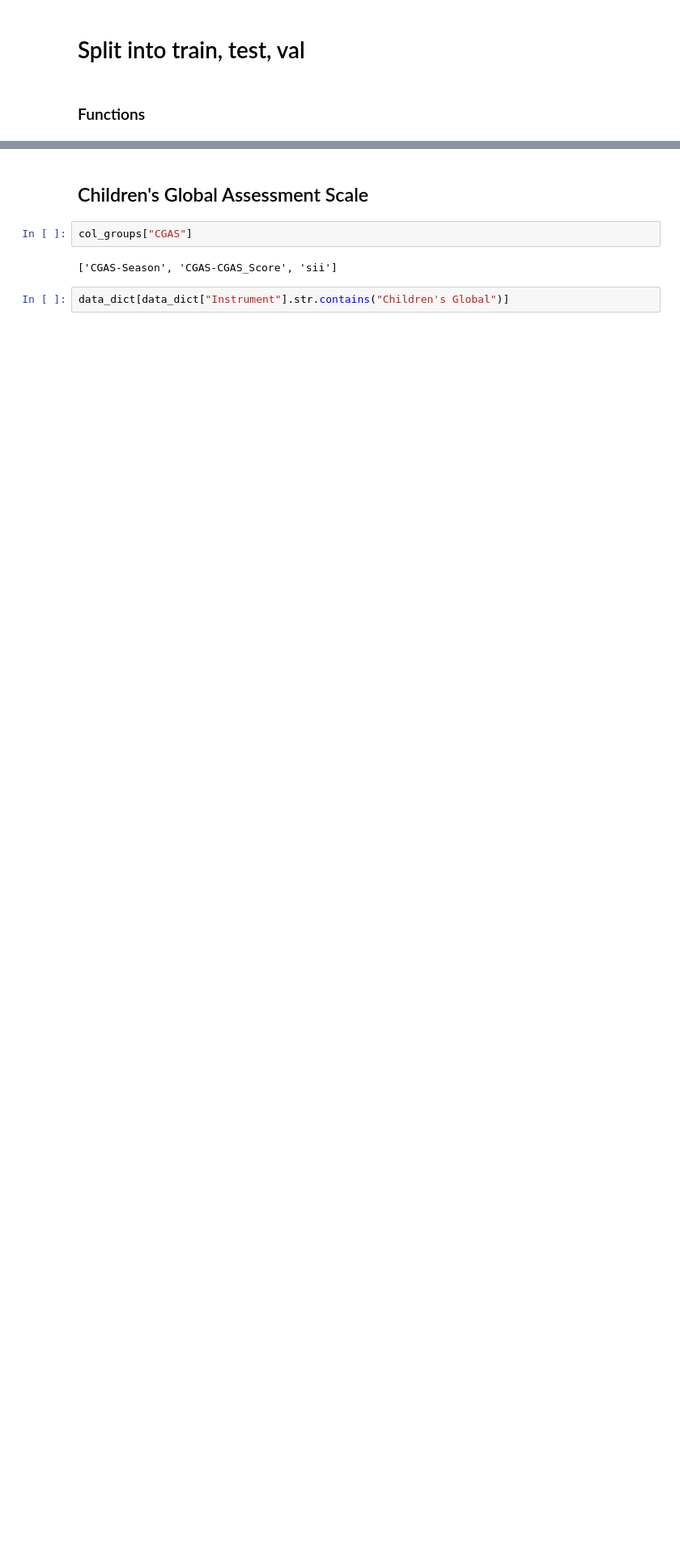
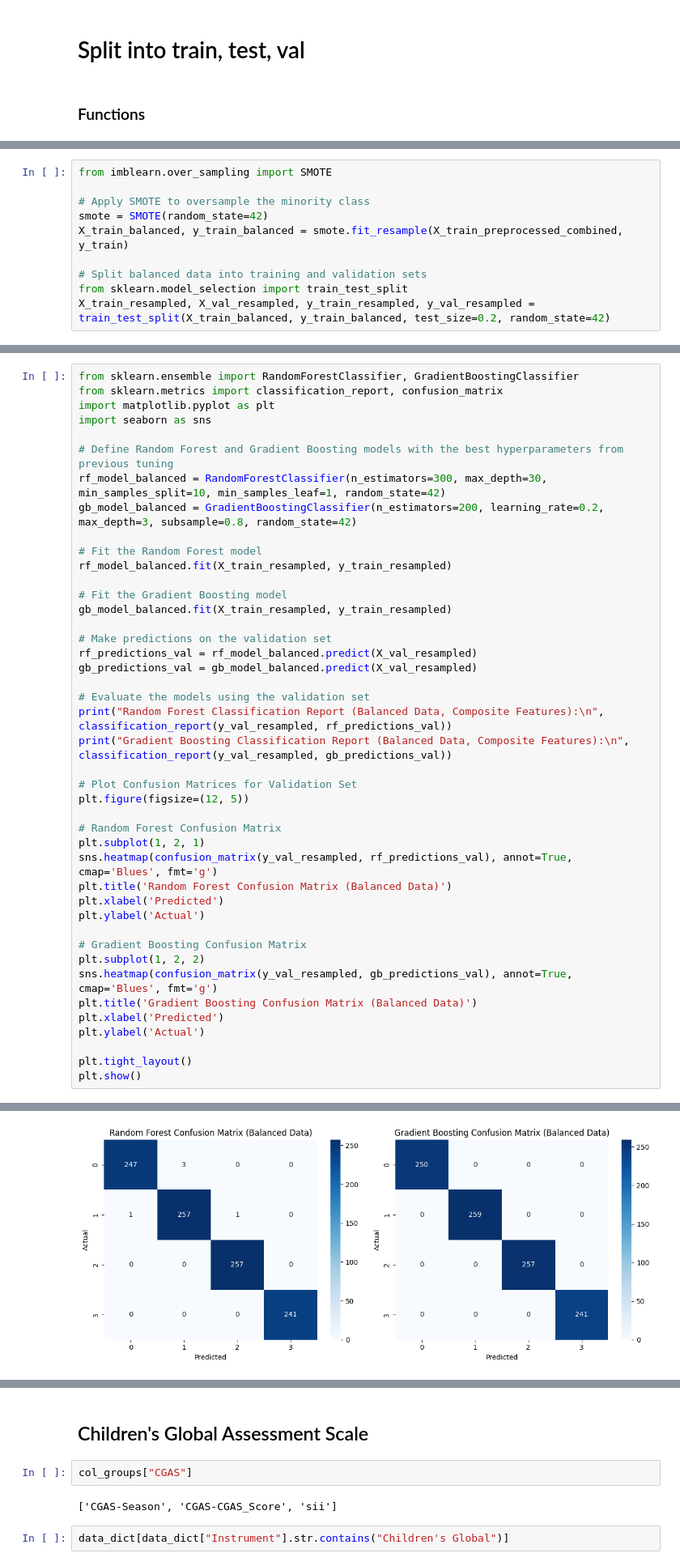
Before and after one commit to erica-landreth/datasci207_fa24_01_LMRSW, a Jupyter notebook: EDA/ALM_Models.ipynb, the cells around one changed output, grey strips where cells are left out. Shown at 81% size. Cells and saved outputs as stored; diff of their text form; blank space fills up the shorter version.

```diff
--- a/EDA/ALM_Models.ipynb
+++ b/EDA/ALM_Models.ipynb
@@ -229,0 +1067,10 @@ def build_model(model = "multiclass", learning_rate = 0.01, X_train = X_train, y
+# %%
+from imblearn.over_sampling import SMOTE
+
+# Apply SMOTE to oversample the minority class
+smote = SMOTE(random_state=42)
+X_train_balanced, y_train_balanced = smote.fit_resample(X_train_preprocessed_combined, y_train)
+
+# Split balanced data into training and validation sets
+from sklearn.model_selection import train_test_split
+X_train_resampled, X_val_resampled, y_train_resampled, y_val_resampled = train_test_split(X_train_balanced, y_train_balanced, test_size=0.2, random_state=42)
@@ -229,0 +1079,44 @@ def build_model(model = "multiclass", learning_rate = 0.01, X_train = X_train, y
+# %%
+from sklearn.ensemble import RandomForestClassifier, GradientBoostingClassifier
+from sklearn.metrics import classification_report, confusion_matrix
+import matplotlib.pyplot as plt
+import seaborn as sns
+
+# Define Random Forest and Gradient Boosting models with the best hyperparameters from previous tuning
+rf_model_balanced = RandomForestClassifier(n_estimators=300, max_depth=30, min_samples_split=10, min_samples_leaf=1, random_state=42)
+gb_model_balanced = GradientBoostingClassifier(n_estimators=200, learning_rate=0.2, max_depth=3, subsample=0.8, random_state=42)
+
+# Fit the Random Forest model
+rf_model_balanced.fit(X_train_resampled, y_train_resampled)
+
+# Fit the Gradient Boosting model
+gb_model_balanced.fit(X_train_resampled, y_train_resampled)
+
+# Make predictions on the validation set
+rf_predictions_val = rf_model_balanced.predict(X_val_resampled)
+gb_predictions_val = gb_model_balanced.predict(X_val_resampled)
+
+# Evaluate the models using the validation set
+print("Random Forest Classification Report (Balanced Data, Composite Features):\n", classification_report(y_val_resampled, rf_predictions_val))
+print("Gradient Boosting Classification Report (Balanced Data, Composite Features):\n", classification_report(y_val_resampled, gb_predictions_val))
+
+# Plot Confusion Matrices for Validation Set
+plt.figure(figsize=(12, 5))
+
+# Random Forest Confusion Matrix
+plt.subplot(1, 2, 1)
+sns.heatmap(confusion_matrix(y_val_resampled, rf_predictions_val), annot=True, cmap='Blues', fmt='g')
+plt.title('Random Forest Confusion Matrix (Balanced Data)')
+plt.xlabel('Predicted')
+plt.ylabel('Actual')
+
+# Gradient Boosting Confusion Matrix
+plt.subplot(1, 2, 2)
+sns.heatmap(confusion_matrix(y_val_resampled, gb_predictions_val), annot=True, cmap='Blues', fmt='g')
+plt.title('Gradient Boosting Confusion Matrix (Balanced Data)')
+plt.xlabel('Predicted')
+plt.ylabel('Actual')
+
+plt.tight_layout()
+plt.show()
+# %% [output]
@@ -229,0 +1140 @@ def build_model(model = "multiclass", learning_rate = 0.01, X_train = X_train, y
+[figure, added]
```
Also changed, not shown: parts of 93 cells of this notebook.
